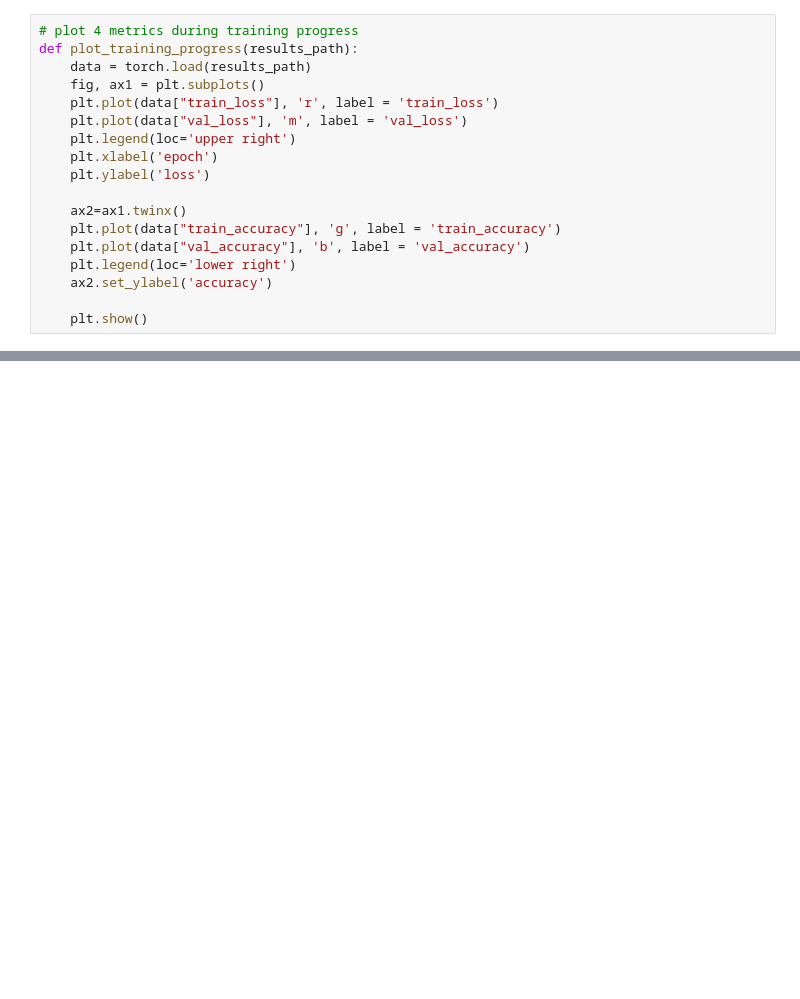
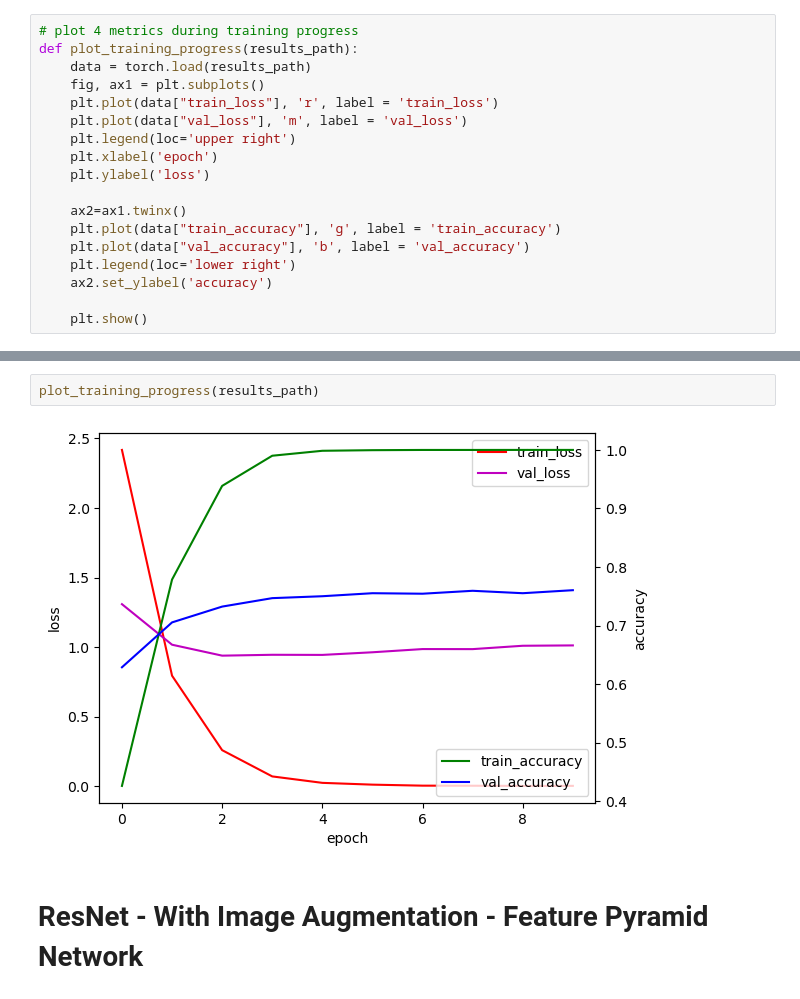
Before and after one commit to AlbertMP/MushroomSafe, a Jupyter notebook: model/resnet_fpn.ipynb, the cells around one changed output, grey strips where cells are left out. Drawn from its saved outputs; the diff is of its cells as text; blank space fills up the shorter version.

```diff
--- a/model/resnet_fpn.ipynb
+++ b/model/resnet_fpn.ipynb
@@ -430,0 +590,6 @@ plot_training_progress(results_path)
+# %%
+plot_training_progress(results_path)
+# %% [output]
+[figure, added]
+# %% [markdown]
+# ResNet - With Image Augmentation - Feature Pyramid Network
```
Also changed, not shown: parts of 18 cells of this notebook, 2 other files.
